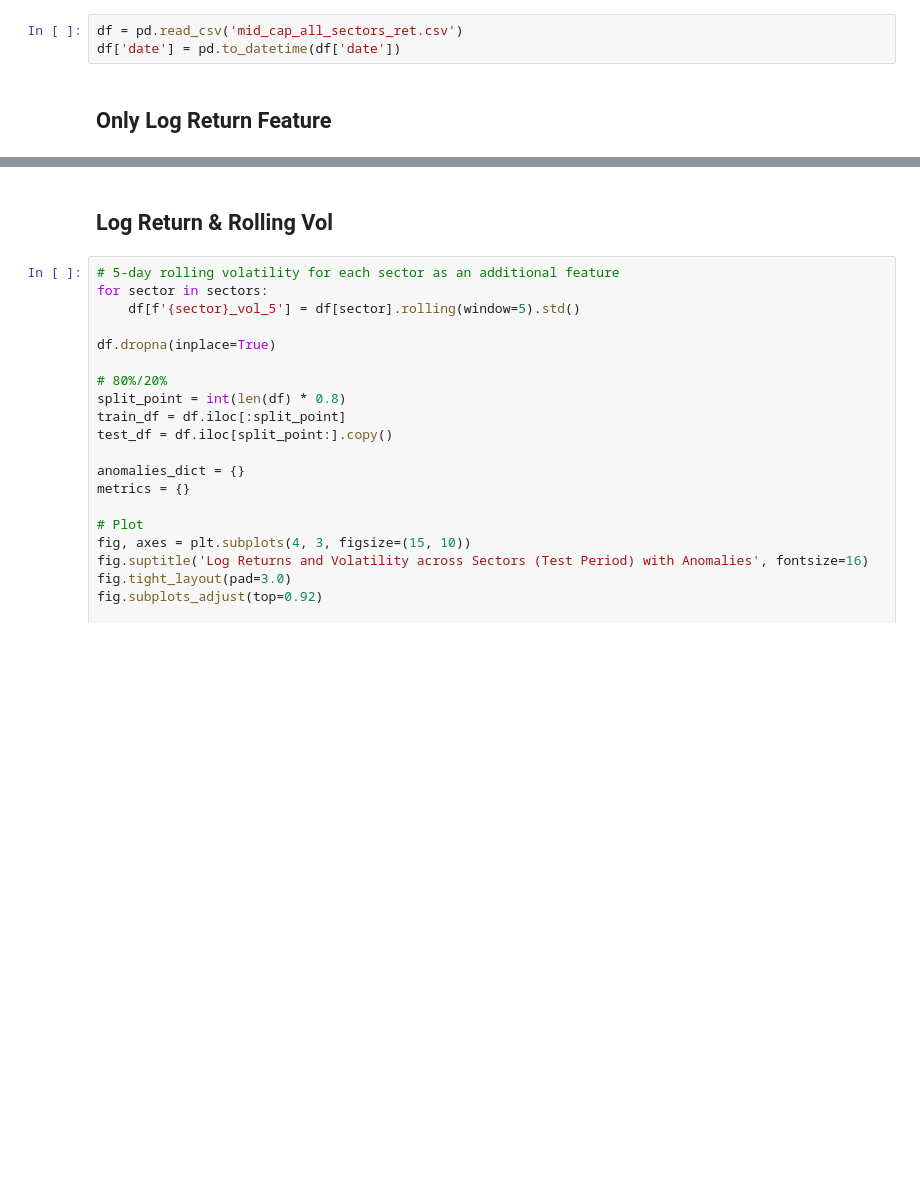
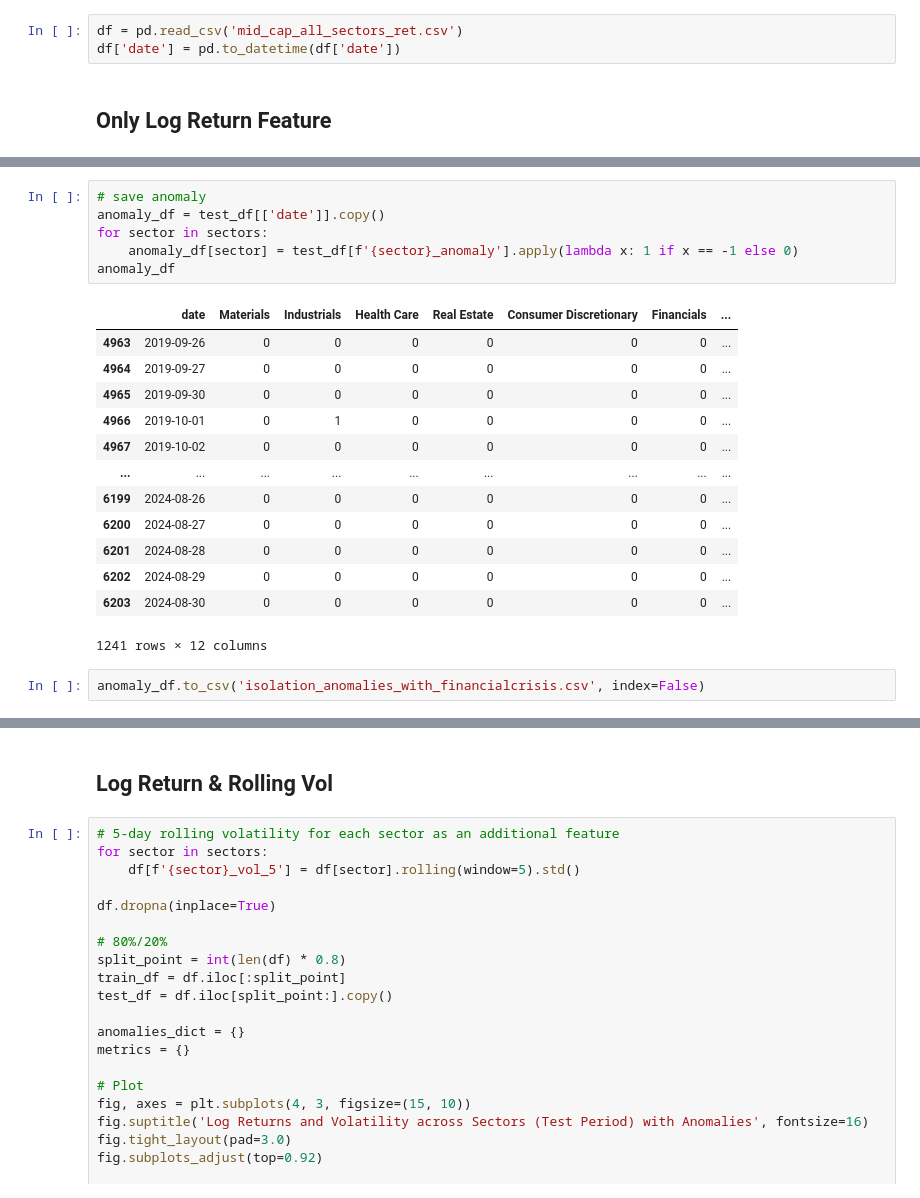
Before and after one commit to ZedongDaniel/capstone, a Jupyter notebook: Notebook/isolation_forests.ipynb, the cells around one changed output, grey strips where cells are left out. Saved outputs shown, nothing was run; the diff lists cells and outputs as text; blank space fills up the shorter version.

```diff
--- a/Notebook/isolation_forests.ipynb
+++ b/Notebook/isolation_forests.ipynb
@@ -111,0 +112,22 @@ metrics_df
+# %%
+# save anomaly
+anomaly_df = test_df[['date']].copy()
+for sector in sectors:
+    anomaly_df[sector] = test_df[f'{sector}_anomaly'].apply(lambda x: 1 if x == -1 else 0)
+anomaly_df
+# %% [output]
+|  | date | Materials | Industrials | Health Care | Real Estate | Consumer Discretionary | Financials | ... |
+| 4963 | 2019-09-26 | 0 | 0 | 0 | 0 | 0 | 0 | ... |
+| 4964 | 2019-09-27 | 0 | 0 | 0 | 0 | 0 | 0 | ... |
+| 4965 | 2019-09-30 | 0 | 0 | 0 | 0 | 0 | 0 | ... |
+| 4966 | 2019-10-01 | 0 | 1 | 0 | 0 | 0 | 0 | ... |
+| 4967 | 2019-10-02 | 0 | 0 | 0 | 0 | 0 | 0 | ... |
+| ... | ... | ... | ... | ... | ... | ... | ... | ... |
+| 6199 | 2024-08-26 | 0 | 0 | 0 | 0 | 0 | 0 | ... |
+| 6200 | 2024-08-27 | 0 | 0 | 0 | 0 | 0 | 0 | ... |
+| 6201 | 2024-08-28 | 0 | 0 | 0 | 0 | 0 | 0 | ... |
+| 6202 | 2024-08-29 | 0 | 0 | 0 | 0 | 0 | 0 | ... |
+| 6203 | 2024-08-30 | 0 | 0 | 0 | 0 | 0 | 0 | ... |
+1241 rows × 12 columns
+# %%
+anomaly_df.to_csv('isolation_anomalies_with_financialcrisis.csv', index=False)
```
Also changed, not shown: parts of 3 cells of this notebook, 2 other files.
